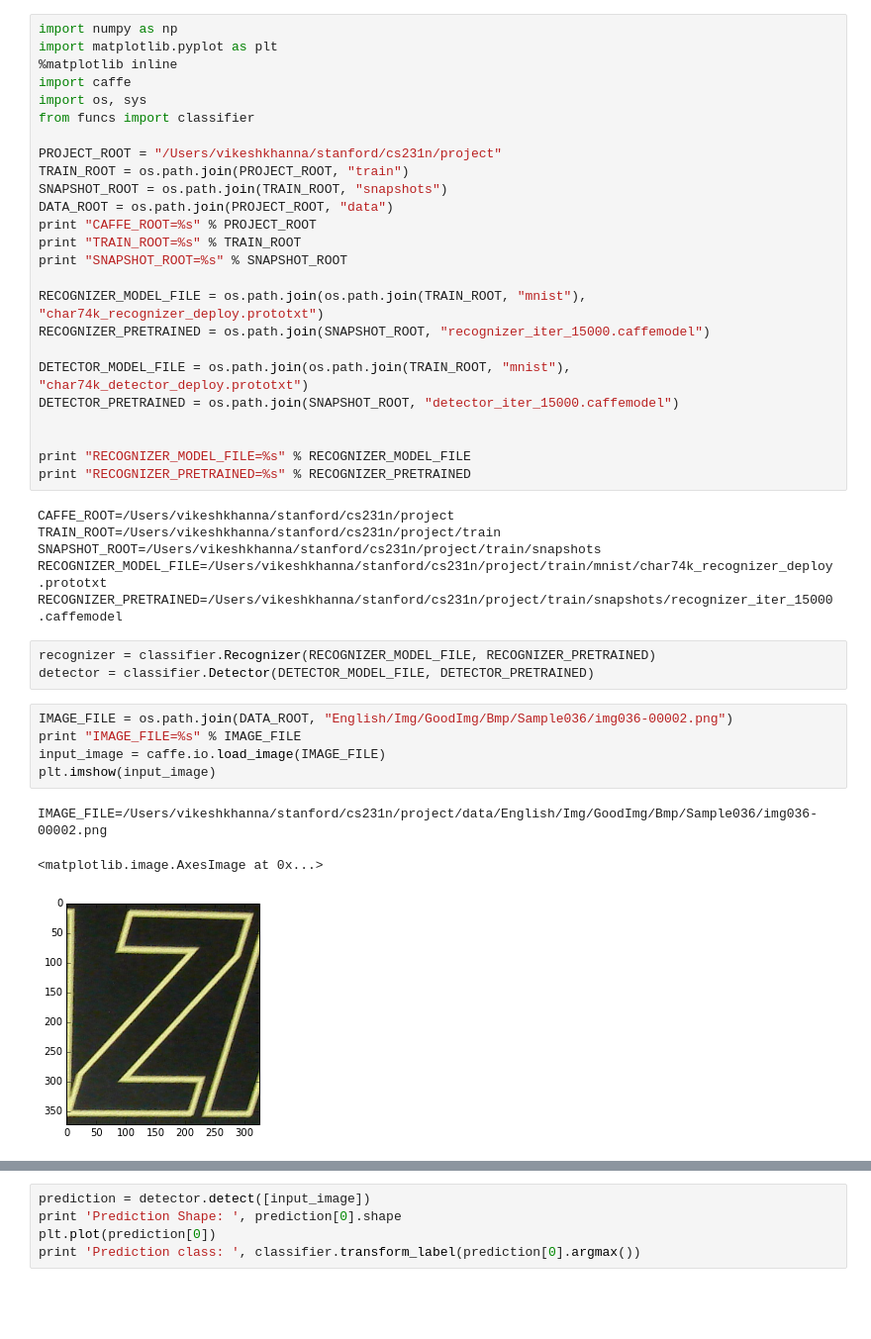
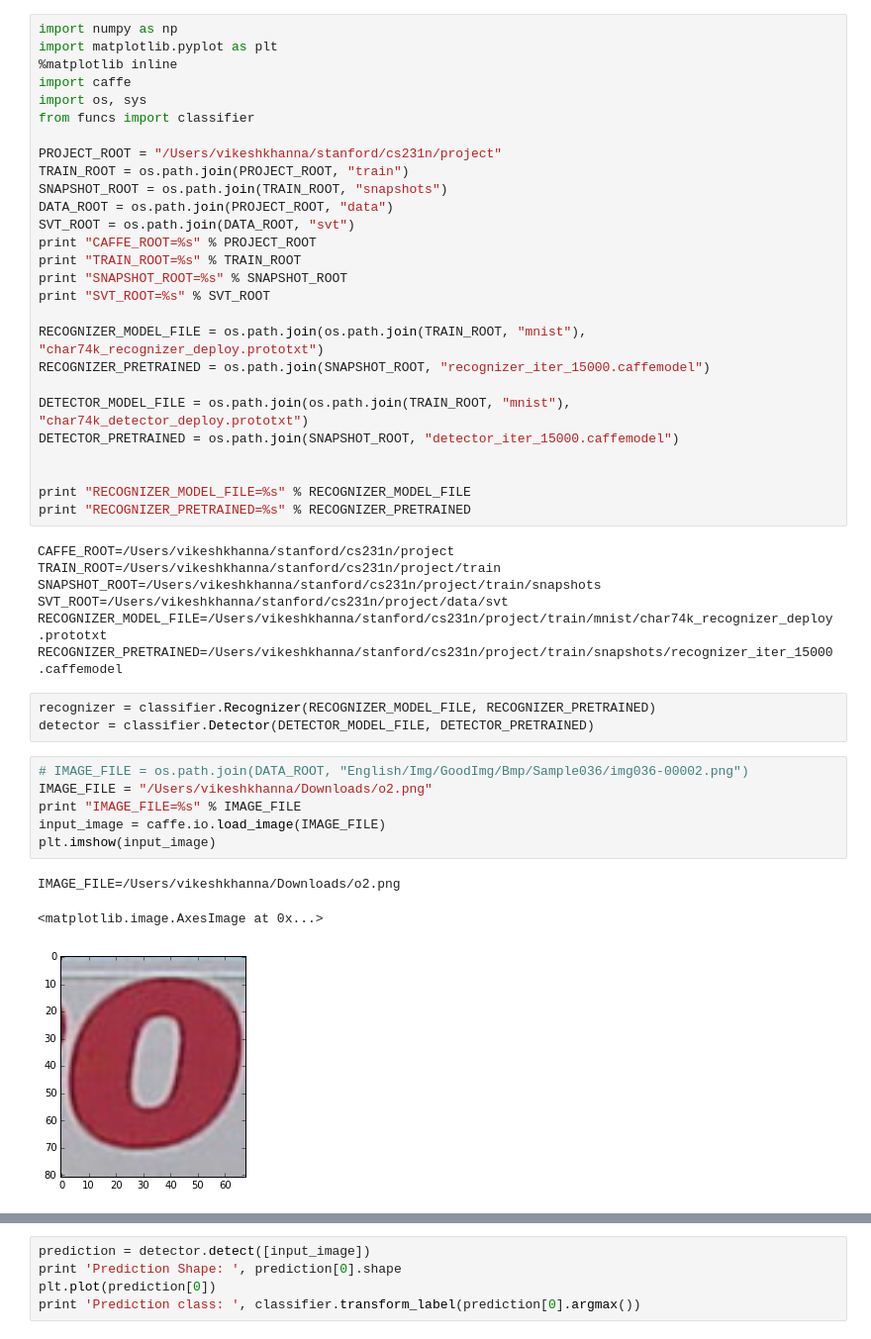
Before and after one commit to vikeshkhanna/cs231n, a Jupyter notebook: classification.ipynb, the cells around one changed output, grey strips where cells are left out. Shown at 99% size. Drawn from its saved outputs; the diff is of its cells as text; blank space fills up the shorter version.

```diff
--- a/classification.ipynb
+++ b/classification.ipynb
@@ -10,9 +10,11 @@ PROJECT_ROOT = "/Users/vikeshkhanna/stanford/cs231n/project"
 TRAIN_ROOT = os.path.join(PROJECT_ROOT, "train")
 SNAPSHOT_ROOT = os.path.join(TRAIN_ROOT, "snapshots")
 DATA_ROOT = os.path.join(PROJECT_ROOT, "data")
+SVT_ROOT = os.path.join(DATA_ROOT, "svt")
 print "CAFFE_ROOT=%s" % PROJECT_ROOT
 print "TRAIN_ROOT=%s" % TRAIN_ROOT
 print "SNAPSHOT_ROOT=%s" % SNAPSHOT_ROOT
+print "SVT_ROOT=%s" % SVT_ROOT
 
 RECOGNIZER_MODEL_FILE = os.path.join(os.path.join(TRAIN_ROOT, "mnist"), "char74k_recognizer_deploy.prototxt")
 RECOGNIZER_PRETRAINED = os.path.join(SNAPSHOT_ROOT, "recognizer_iter_15000.caffemodel")
@@ -27,20 +29,22 @@ print "RECOGNIZER_PRETRAINED=%s" % RECOGNIZER_PRETRAINED
 CAFFE_ROOT=/Users/vikeshkhanna/stanford/cs231n/project
 TRAIN_ROOT=/Users/vikeshkhanna/stanford/cs231n/project/train
 SNAPSHOT_ROOT=/Users/vikeshkhanna/stanford/cs231n/project/train/snapshots
+SVT_ROOT=/Users/vikeshkhanna/stanford/cs231n/project/data/svt
 RECOGNIZER_MODEL_FILE=/Users/vikeshkhanna/stanford/cs231n/project/train/mnist/char74k_recognizer_deploy.prototxt
 RECOGNIZER_PRETRAINED=/Users/vikeshkhanna/stanford/cs231n/project/train/snapshots/recognizer_iter_15000.caffemodel
 # %%
 recognizer = classifier.Recognizer(RECOGNIZER_MODEL_FILE, RECOGNIZER_PRETRAINED)
 detector = classifier.Detector(DETECTOR_MODEL_FILE, DETECTOR_PRETRAINED)
 # %%
-IMAGE_FILE = os.path.join(DATA_ROOT, "English/Img/GoodImg/Bmp/Sample036/img036-00002.png")
+# IMAGE_FILE = os.path.join(DATA_ROOT, "English/Img/GoodImg/Bmp/Sample036/img036-00002.png")
+IMAGE_FILE = "/Users/vikeshkhanna/Downloads/o2.png"
 print "IMAGE_FILE=%s" % IMAGE_FILE
 input_image = caffe.io.load_image(IMAGE_FILE)
 plt.imshow(input_image)
 # %% [output]
-IMAGE_FILE=/Users/vikeshkhanna/stanford/cs231n/project/data/English/Img/GoodImg/Bmp/Sample036/img036-00002.png
+IMAGE_FILE=/Users/vikeshkhanna/Downloads/o2.png
 <matplotlib.image.AxesImage at 0x...>
-[figure, old version]
+[figure, new version]
 # %%
 prediction = recognizer.recognize([input_image])
 print 'Prediction Shape: ', prediction[0].shape
```
Also changed, not shown: parts of 3 cells of this notebook, 2 other files.
